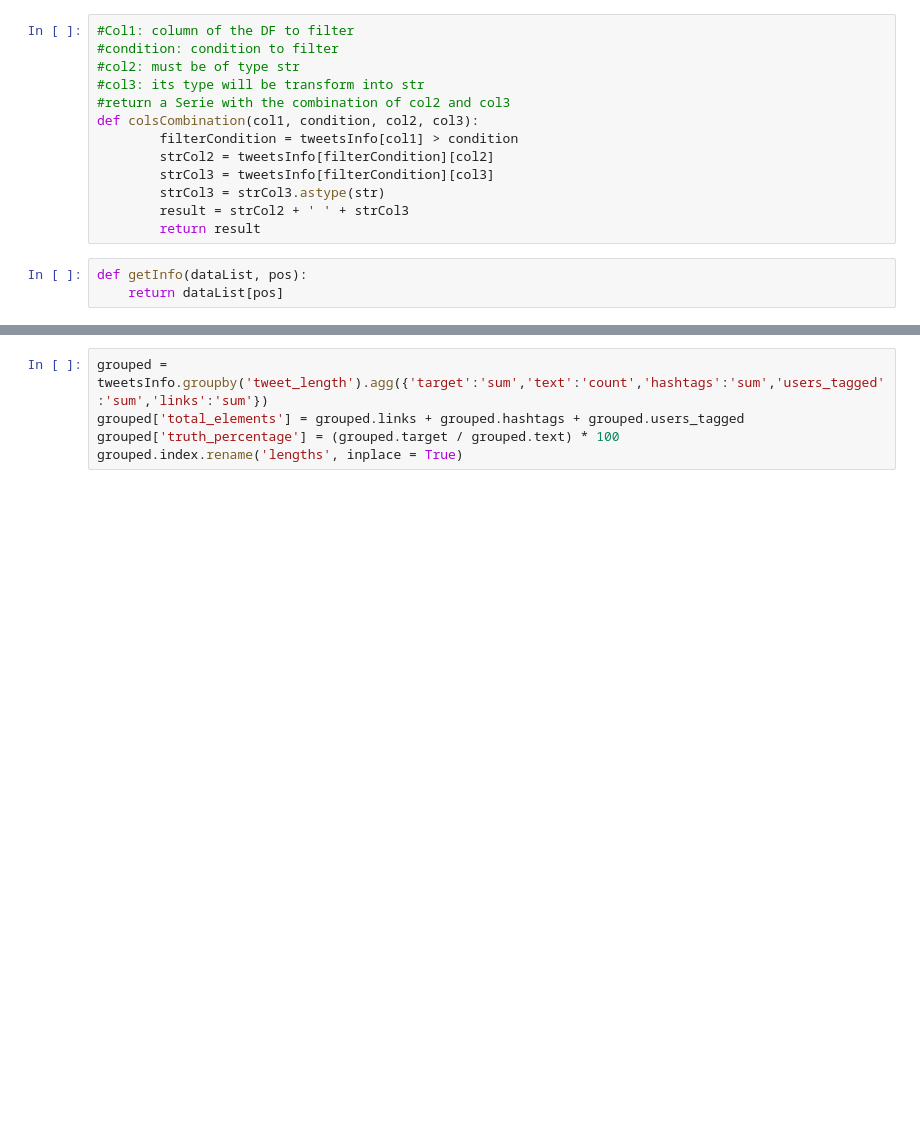
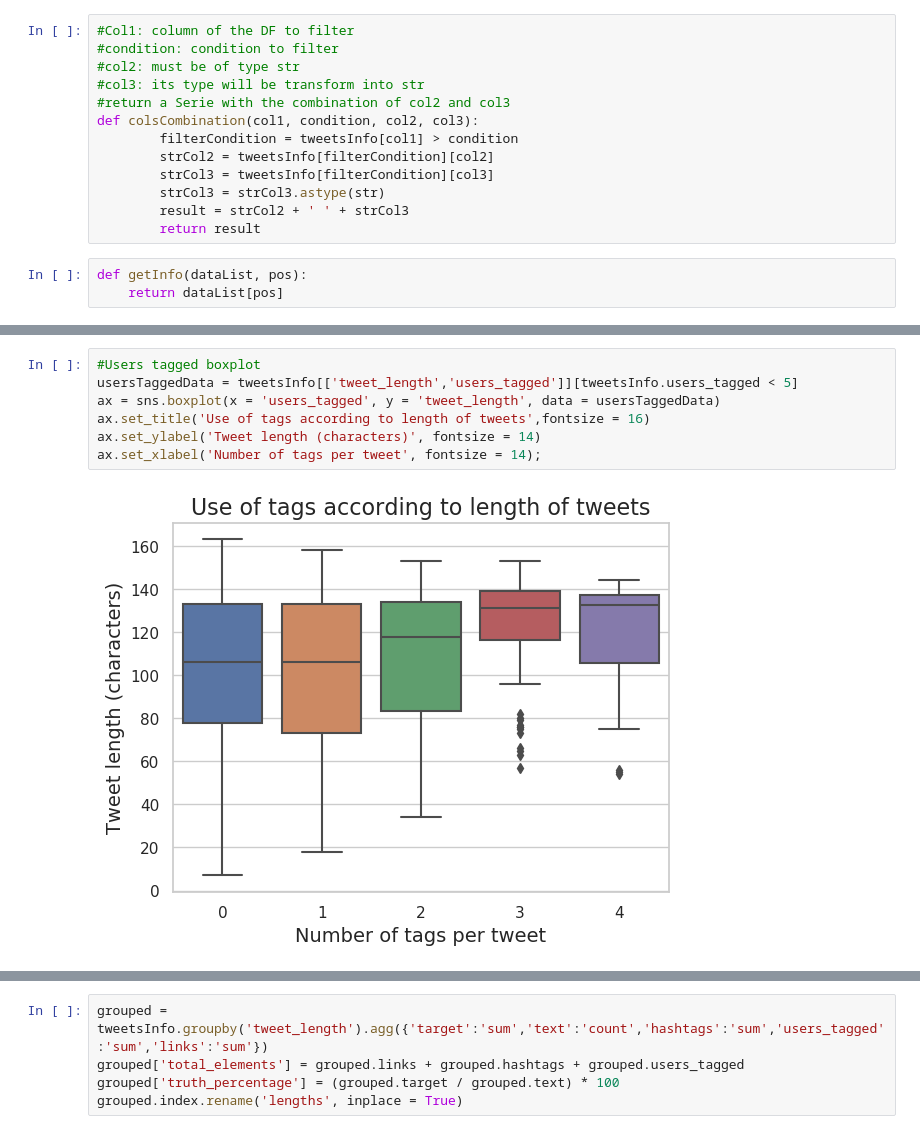
Before and after one commit to d-bizari/Organizacion-de-datos, a Jupyter notebook: TP1.ipynb, the cells around one changed output, grey strips where cells are left out. Cells and saved outputs as stored; diff of their text form; blank space fills up the shorter version.

```diff
--- a/TP1.ipynb
+++ b/TP1.ipynb
@@ -335,3 +623,12 @@ tweetsInfo.head()
+# %%
+#Users tagged boxplot
+usersTaggedData = tweetsInfo[['tweet_length','users_tagged']][tweetsInfo.users_tagged < 5]
+ax = sns.boxplot(x = 'users_tagged', y = 'tweet_length', data = usersTaggedData)
+ax.set_title('Use of tags according to length of tweets',fontsize = 16)
+ax.set_ylabel('Tweet length (characters)', fontsize = 14)
+ax.set_xlabel('Number of tags per tweet', fontsize = 14);
+# %% [output]
+[figure, added]
 # %%
 #Building the usersTagged df
 usersDicc = {}
```
Also changed, not shown: parts of 74 cells of this notebook.
